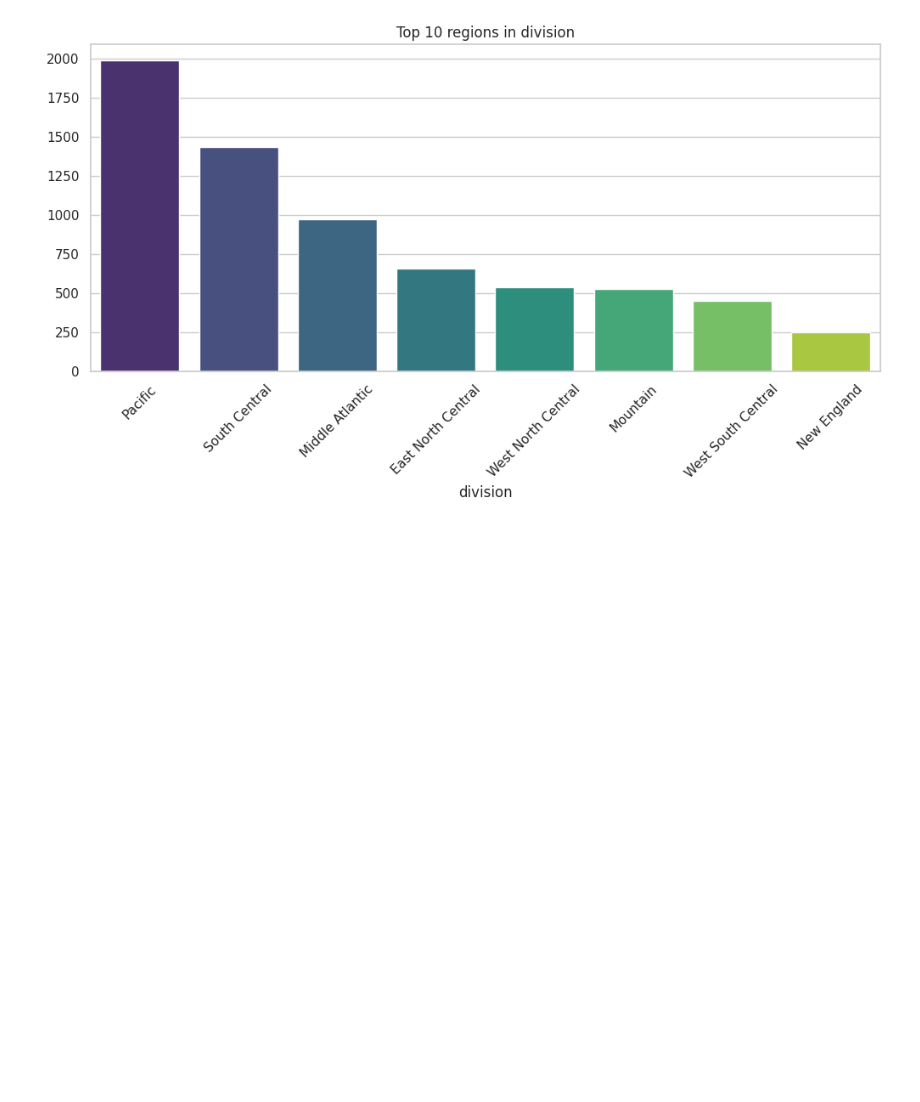
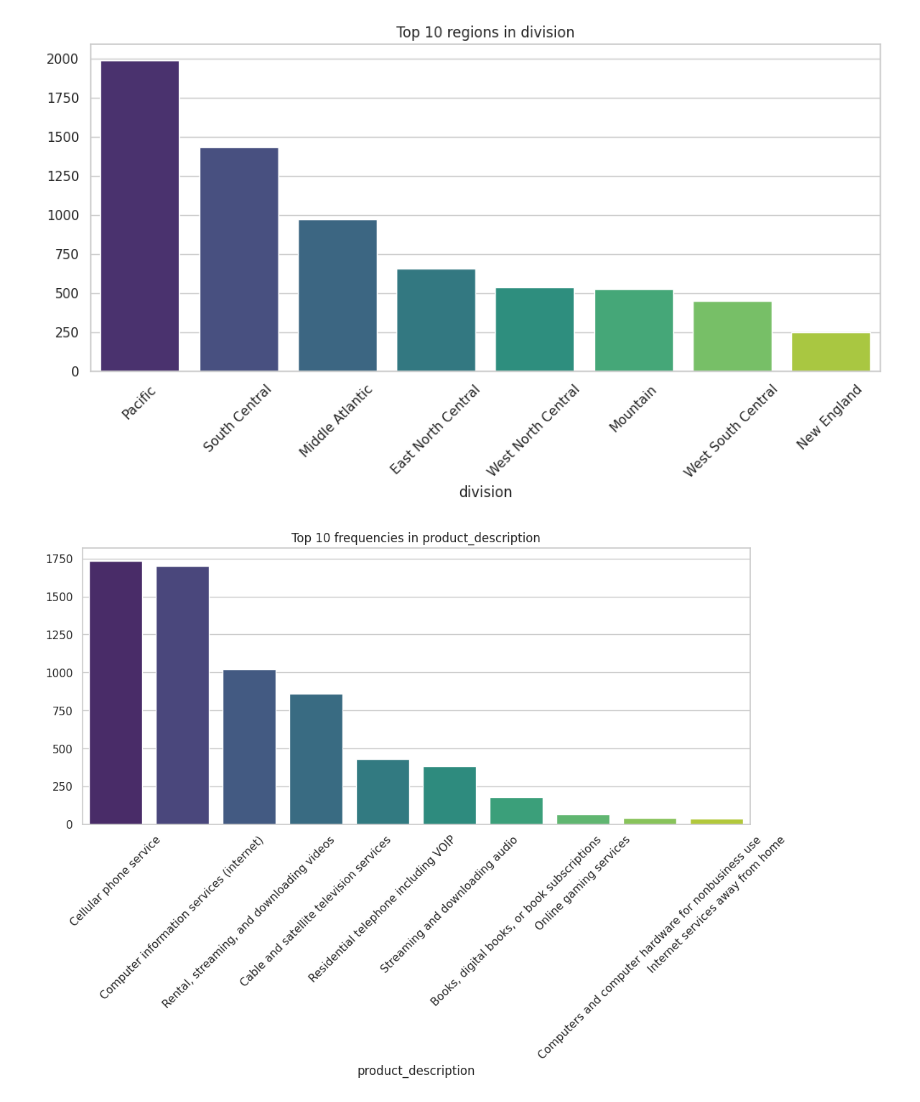
Before and after one commit to Alain-16/Digital_Product_Insights, a Jupyter notebook: DigitalProductEDA.ipynb, the cells around one changed output. Cells and saved outputs as stored; diff of their text form; code cells hidden in the pictures; blank space fills up the shorter version.

```diff
--- a/DigitalProductEDA.ipynb
+++ b/DigitalProductEDA.ipynb
@@ -148,3 +144,17 @@ print(counts)
 plt.show()
 # %% [output]
 [figure]
+# %%
+cat_product = 'product_description'
+
+cat_count = df[cat_product].value_counts()
+cat_points = df[cat_product].value_counts(normalize=True)
+cumulative_pct = cat_points.cumsum()
+
+plt.figure(figsize=(12,5))
+sns.barplot(x=cat_count.head(10).index,y=cat_count.head(10).values,palette='viridis')
+plt.xticks(rotation=45)
+plt.title(f'Top 10 frequencies in {cat_product}')
+plt.show()
+# %% [output]
+[figure, added]
```
Also changed, not shown: parts of 1 cell of this notebook.
